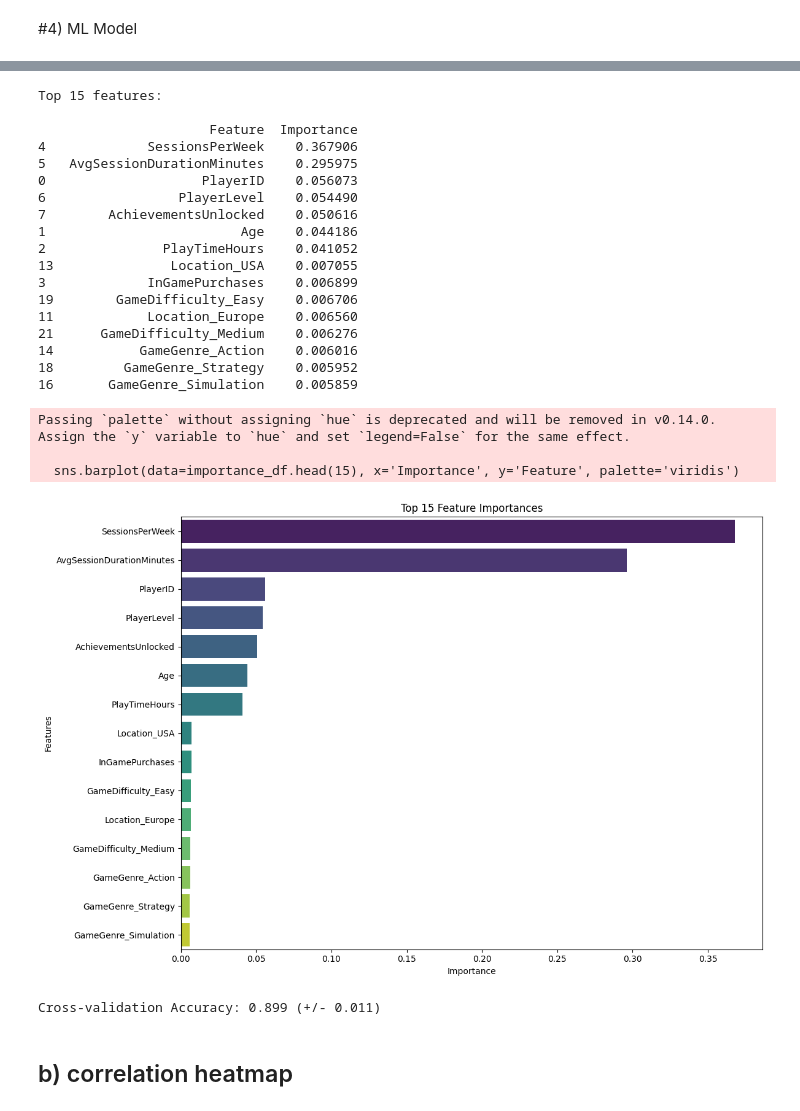
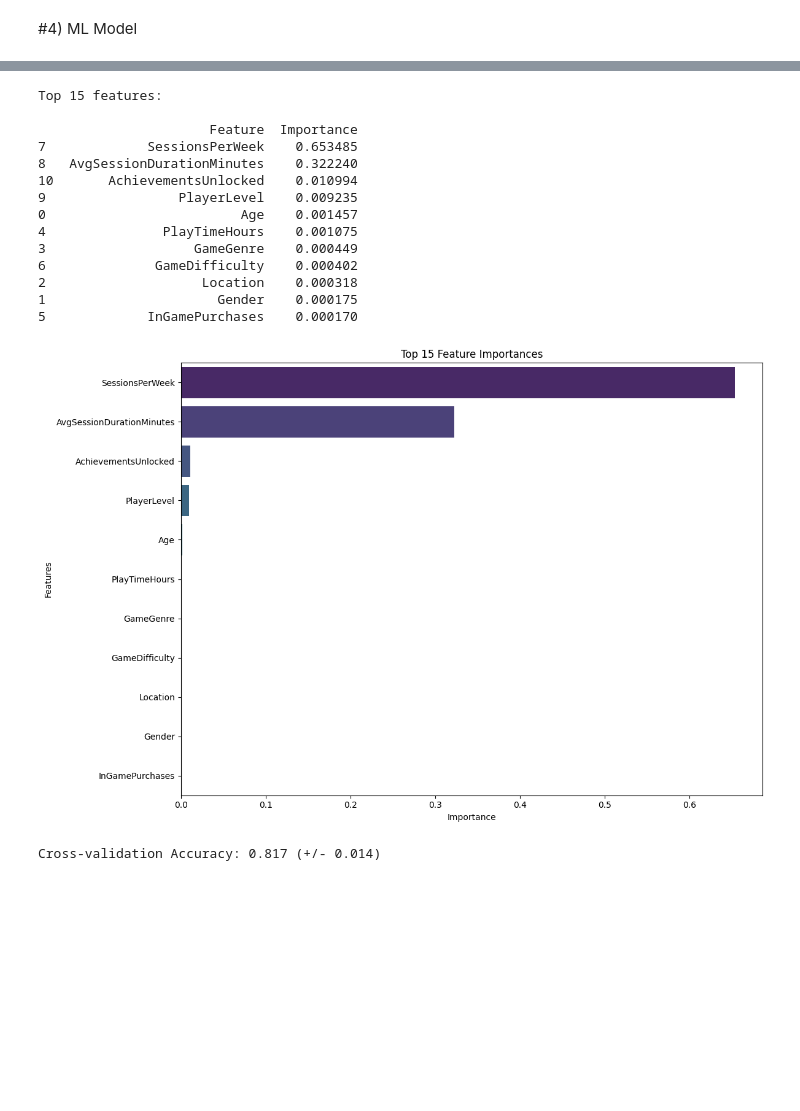
Before and after one commit to LogBlast/projectdata_group6, a Jupyter notebook: project_group6.ipynb, the cells around one changed output, grey strips where cells are left out. Drawn from its saved outputs; the diff is of its cells as text; code cells hidden in the pictures; blank space fills up the shorter version.

```diff
--- a/project_group6.ipynb
+++ b/project_group6.ipynb
@@ -170,0 +161,34 @@ weighted avg       0.90      0.90      0.90      8007
+# %%
+df_model = df.copy()
+
+encoder = OrdinalEncoder()
+cat_cols = ['Gender', 'Location', 'GameGenre', 'GameDifficulty', 'EngagementLevel']
+df_model[cat_cols] = encoder.fit_transform(df_model[cat_cols])
+
+# xy
+X = df_model.drop(['PlayerID', 'EngagementLevel'], axis=1)
+y = df_model['EngagementLevel']
+
+# train
+X_train, X_test, y_train, y_test = train_test_split(X, y, test_size=0.2, random_state=42)
+
+# random forest
+rf = RandomForestClassifier(
+    n_estimators=50,
+    max_depth=5,
+    min_samples_split=10,
+    random_state=42
+)
+rf.fit(X_train, y_train)
+
+# pred and acc
+y_pred = rf.predict(X_test)
+accuracy = accuracy_score(y_test, y_pred)
+
+print(f"Accuracy: {accuracy:.4f}")
+print(f"F1-Score Macro: {f1_score(y_test, y_pred, average='macro'):.4f}")
+print(f"F1-Score Micro: {f1_score(y_test, y_pred, average='micro'):.4f}")
+print(f"F1-Score Weighted: {f1_score(y_test, y_pred, average='weighted'):.4f}")
+
+print("\nClassification Report:")
+print(classification_report(y_test, y_pred))
@@ -209,42 +239,38 @@ importance_df = pd.DataFrame({
 # %%
-# print
+# feature df
+importance_df = pd.DataFrame()
+importance_df['Feature'] = X.columns
+importance_df['Importance'] = rf.feature_importances_
+importance_df = importance_df.sort_values('Importance', ascending=False)
+
 print("\nTop 15 features:\n")
 print(importance_df.head(15))
 
 plt.figure(figsize=(12, 8))
 sns.barplot(data=importance_df.head(15), x='Importance', y='Feature', palette='viridis')
 plt.title('Top 15 Feature Importances')
 plt.xlabel('Importance')
 plt.ylabel('Features')
 plt.tight_layout()
 plt.show()
 
-# cross-validation
-cv_scores = cross_val_score(model, X_train, y_train, cv=5, scoring='accuracy')
+# cross valid
+cv_scores = cross_val_score(rf, X_train, y_train, cv=5, scoring='accuracy')
 print(f"\nCross-validation Accuracy: {cv_scores.mean():.3f} (+/- {cv_scores.std() * 2:.3f})")
 # %% [output]
 Top 15 features:
 
                       Feature  Importance
-4             SessionsPerWeek    0.367906
-5   AvgSessionDurationMinutes    0.295975
-0                    PlayerID    0.056073
-6                 PlayerLevel    0.054490
-7        AchievementsUnlocked    0.050616
-1                         Age    0.044186
-2               PlayTimeHours    0.041052
-13               Location_USA    0.007055
-3             InGamePurchases    0.006899
-19        GameDifficulty_Easy    0.006706
-11            Location_Europe    0.006560
-21      GameDifficulty_Medium    0.006276
-14           GameGenre_Action    0.006016
-18         GameGenre_Strategy    0.005952
-16       GameGenre_Simulation    0.005859
+7             SessionsPerWeek    0.653485
+8   AvgSessionDurationMinutes    0.322240
+10       AchievementsUnlocked    0.010994
+9                 PlayerLevel    0.009235
+0                         Age    0.001457
+4               PlayTimeHours    0.001075
+3                   GameGenre    0.000449
+6              GameDifficulty    0.000402
+2                    Location    0.000318
+1                      Gender    0.000175
+5             InGamePurchases    0.000170
+[figure, new version]
-Passing `palette` without assigning `hue` is deprecated and will be removed in v0.14.0. Assign the `y` variable to `hue` and set `legend=False` for the same effect.
-
-  sns.barplot(data=importance_df.head(15), x='Importance', y='Feature', palette='viridis')
+Cross-validation Accuracy: 0.817 (+/- 0.014)
-[figure, old version]
-Cross-validation Accuracy: 0.899 (+/- 0.011)
-# %% [markdown]
-## b) correlation heatmap
```
Also changed, not shown: parts of 8 cells of this notebook.
